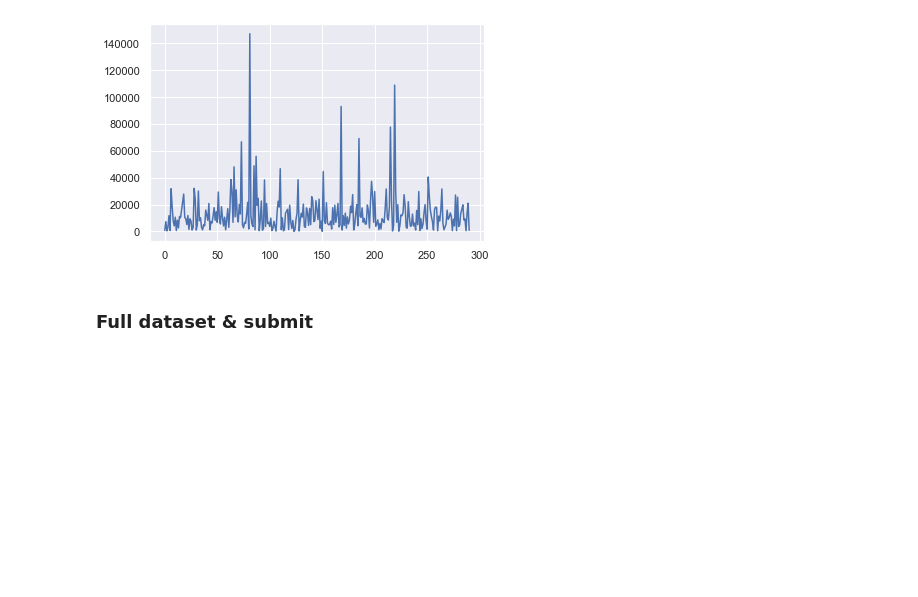
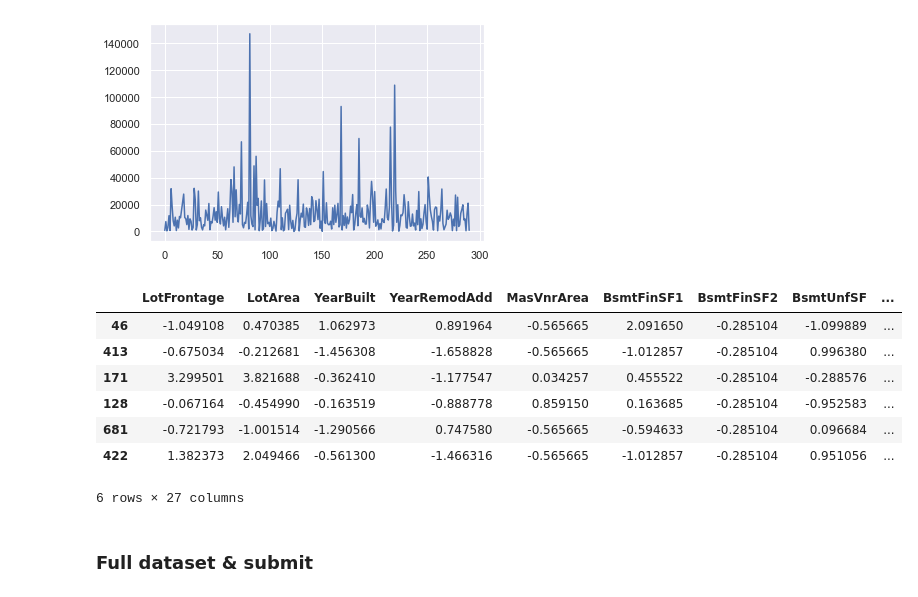
Before and after one commit to Altair200333/ML_tasks, a Jupyter notebook: task4/cat_boost_categorical.ipynb, the cells around one changed output. Saved outputs shown, nothing was run; the diff lists cells and outputs as text; code cells hidden in the pictures; blank space fills up the shorter version.

```diff
--- a/task4/cat_boost_categorical.ipynb
+++ b/task4/cat_boost_categorical.ipynb
@@ -245,6 +245,21 @@ plt.plot(differences.values)
 [ 73  81 168 185 215 219]
 [<matplotlib.lines.Line2D at 0x...>]
 [figure]
+# %%
+outliers_data = X_train.iloc[outliers_ids][num_candidates]
+df = pd.DataFrame(data=X_train.mean())
+#df.T.head()
+outliers_data
+#sns.displot(outliers_data['LotFrontage'])
+# %% [output]
+|  | LotFrontage | LotArea | YearBuilt | YearRemodAdd | MasVnrArea | BsmtFinSF1 | BsmtFinSF2 | BsmtUnfSF | ... |
+| 46 | -1.049108 | 0.470385 | 1.062973 | 0.891964 | -0.565665 | 2.091650 | -0.285104 | -1.099889 | ... |
+| 413 | -0.675034 | -0.212681 | -1.456308 | -1.658828 | -0.565665 | -1.012857 | -0.285104 | 0.996380 | ... |
+| 171 | 3.299501 | 3.821688 | -0.362410 | -1.177547 | 0.034257 | 0.455522 | -0.285104 | -0.288576 | ... |
+| 128 | -0.067164 | -0.454990 | -0.163519 | -0.888778 | 0.859150 | 0.163685 | -0.285104 | -0.952583 | ... |
+| 681 | -0.721793 | -1.001514 | -1.290566 | 0.747580 | -0.565665 | -0.594633 | -0.285104 | 0.096684 | ... |
+| 422 | 1.382373 | 2.049466 | -0.561300 | -1.466316 | -0.565665 | -1.012857 | -0.285104 | 0.951056 | ... |
+6 rows × 27 columns
 # %% [markdown]
 ### Full dataset & submit
 # %%
```
